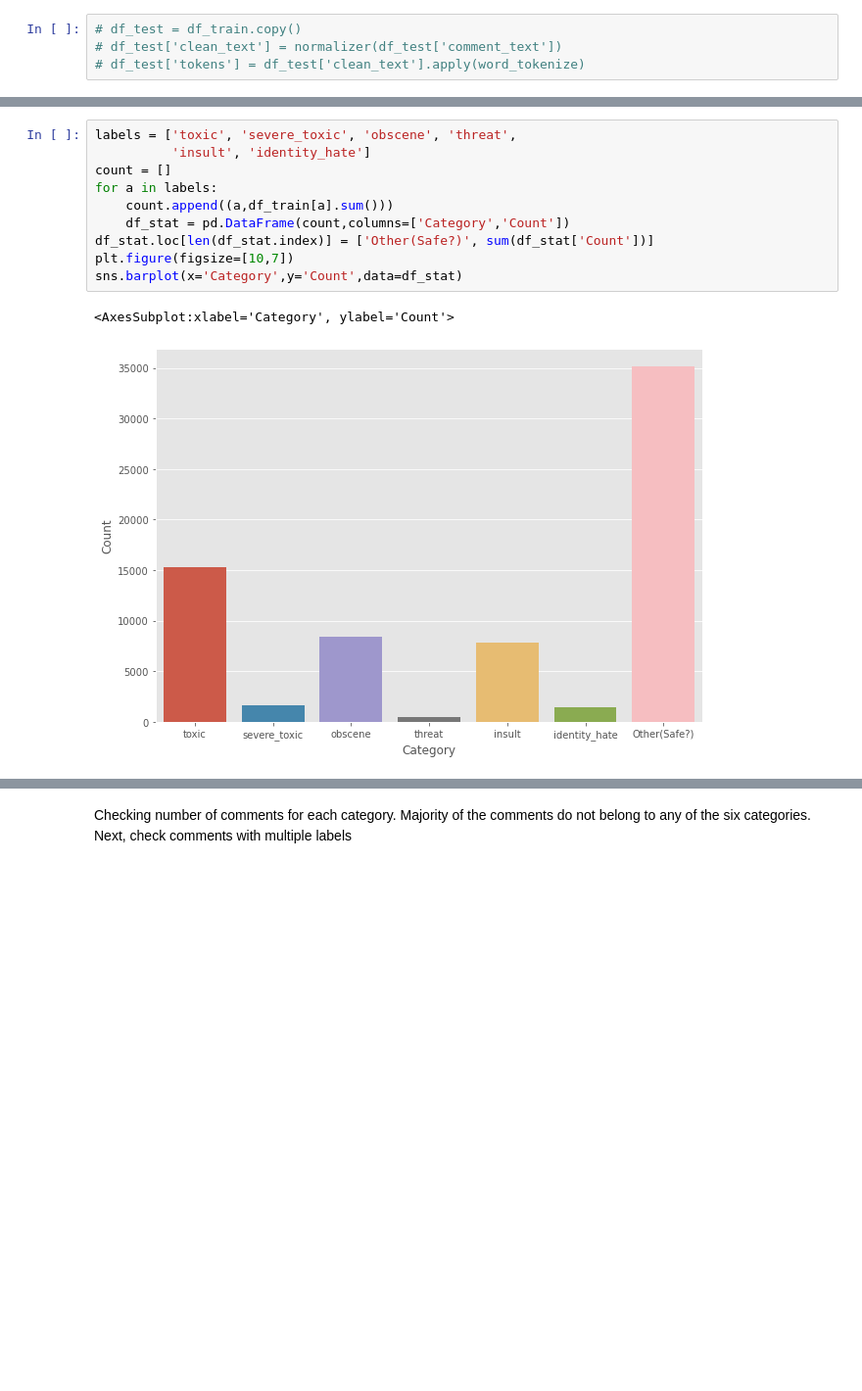
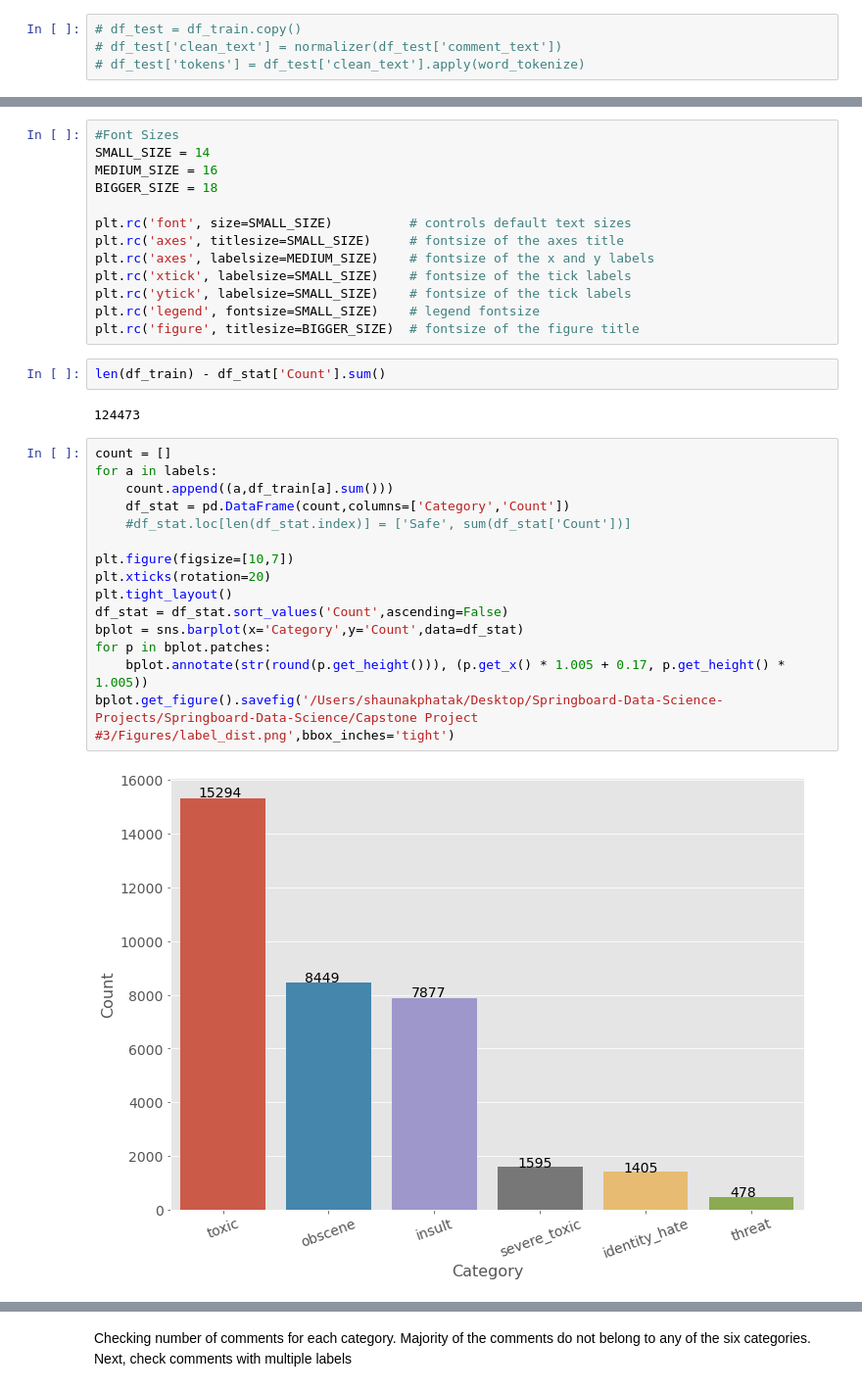
Before and after one commit to phatakshaunak/Springboard-Data-Science, a Jupyter notebook: Capstone Project #3/Notebooks/Toxic_Comment_Classifier.ipynb, the cells around one changed output, grey strips where cells are left out. Shown at 98% size. Saved outputs shown, nothing was run; the diff lists cells and outputs as text; blank space fills up the shorter version.

```diff
--- a/Capstone Project #3/Notebooks/Toxic_Comment_Classifier.ipynb
+++ b/Capstone Project #3/Notebooks/Toxic_Comment_Classifier.ipynb
@@ -227,13 +237,34 @@ FileNotFoundError: [Errno 2] No such file or directory: '/Users/shaunakphatak/De
+# %%
+#Font Sizes
+SMALL_SIZE = 14
+MEDIUM_SIZE = 16
+BIGGER_SIZE = 18
+
+plt.rc('font', size=SMALL_SIZE)          # controls default text sizes
+plt.rc('axes', titlesize=SMALL_SIZE)     # fontsize of the axes title
+plt.rc('axes', labelsize=MEDIUM_SIZE)    # fontsize of the x and y labels
+plt.rc('xtick', labelsize=SMALL_SIZE)    # fontsize of the tick labels
+plt.rc('ytick', labelsize=SMALL_SIZE)    # fontsize of the tick labels
+plt.rc('legend', fontsize=SMALL_SIZE)    # legend fontsize
+plt.rc('figure', titlesize=BIGGER_SIZE)  # fontsize of the figure title
+# %%
+len(df_train) - df_stat['Count'].sum()
+# %% [output]
+124473
 # %%
-labels = ['toxic', 'severe_toxic', 'obscene', 'threat',
-          'insult', 'identity_hate']
 count = []
 for a in labels:
     count.append((a,df_train[a].sum()))
     df_stat = pd.DataFrame(count,columns=['Category','Count'])
-df_stat.loc[len(df_stat.index)] = ['Other(Safe?)', sum(df_stat['Count'])]
+    #df_stat.loc[len(df_stat.index)] = ['Safe', sum(df_stat['Count'])]
+
 plt.figure(figsize=[10,7])
-sns.barplot(x='Category',y='Count',data=df_stat)
+plt.xticks(rotation=20)
+plt.tight_layout()
+df_stat = df_stat.sort_values('Count',ascending=False)
+bplot = sns.barplot(x='Category',y='Count',data=df_stat)
+for p in bplot.patches:
+    bplot.annotate(str(round(p.get_height())), (p.get_x() * 1.005 + 0.17, p.get_height() * 1.005))
+bplot.get_figure().savefig('/Users/shaunakphatak/Desktop/Springboard-Data-Science-Projects/Springboard-Data-Science/Capstone Project #3/Figures/label_dist.png',bbox_inches='tight')
 # %% [output]
-<AxesSubplot:xlabel='Category', ylabel='Count'>
-[figure, old version]
+[figure, new version]
```
Also changed, not shown: parts of 78 cells of this notebook.
